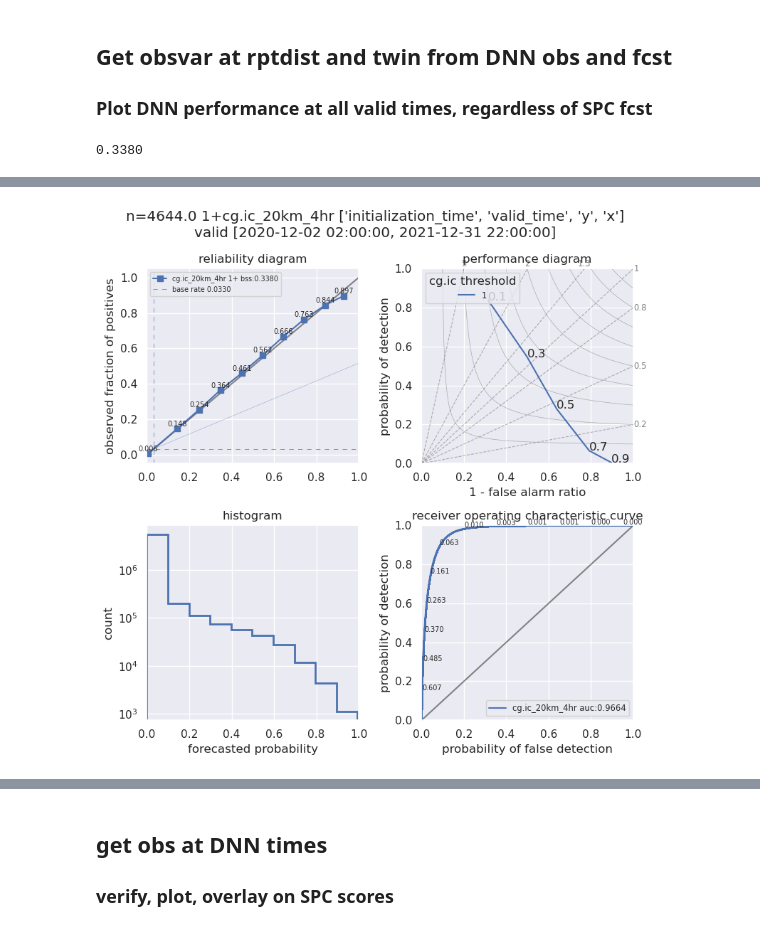
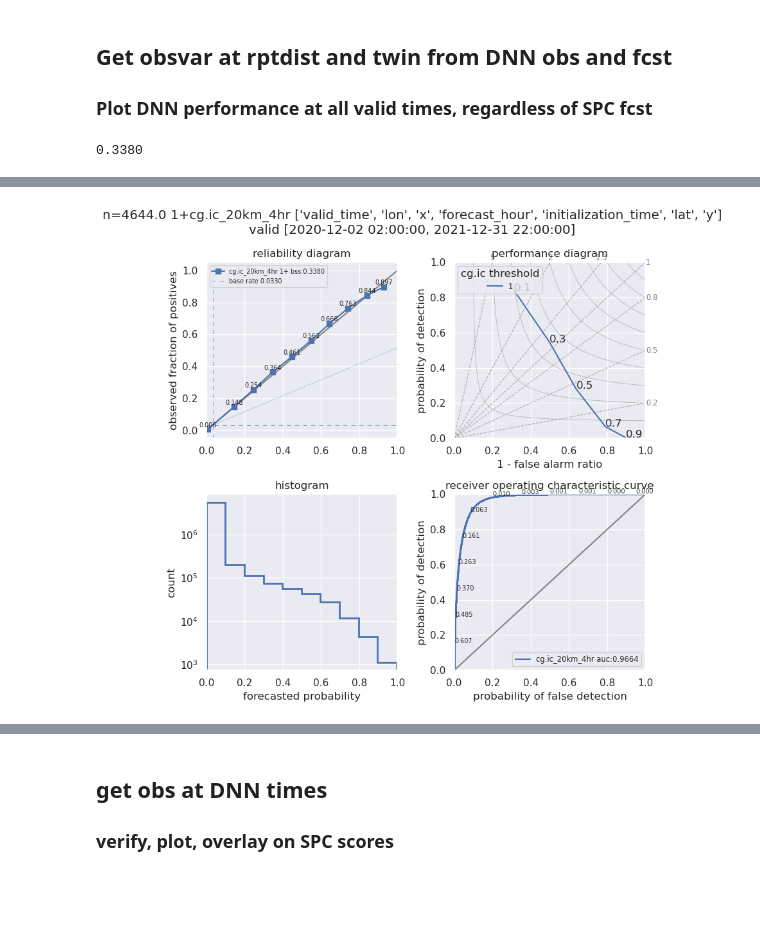
Before and after one commit to ahijevyc/machine-learning, a Jupyter notebook: notebooks/lightning_prob_loop.ipynb, the cells around one changed output, grey strips where cells are left out. Drawn from its saved outputs; the diff is of its cells as text; code cells hidden in the pictures; blank space fills up the shorter version.

Commit message:
use get_flash_pred(), not load_df()
abs path to model

```diff
--- a/notebooks/lightning_prob_loop.ipynb
+++ b/notebooks/lightning_prob_loop.ipynb
@@ -90,7 +81,7 @@ args = parser.parse_args(
     f"--teststart {teststart} --testend {testend} "
     f"--flash {o_thresh} "
     f"--twin {twin} "
-    f"--savedmodel nn/lightning/{o_thresh:02d}+.{twin}hr "
+    f"--savedmodel /glade/work/ahijevyc/NSC_objects/nn/lightning/{o_thresh:02d}+.{twin}hr "
     "--labels "
     # f"sighail_{rptdist}km_{rpttwin}hr sigwind_{rptdist}km_{rpttwin}hr "
     # f"hailone_{rptdist}km_{rpttwin}hr wind_{rptdist}km_{rpttwin}hr torn_{rptdist}km_{rpttwin}hr any_{rptdist}km_{rpttwin}hr "
@@ -99,7 +90,5 @@ args = parser.parse_args(
     " --epochs 10 --learning 0.001 --kfold 1".split()
 )
 
-savedmodel = get_savedmodel_path(args)
-logging.warning(f"savemodel={savedmodel}")
 args
 # %% [output]
@@ -108,31 +96,2 @@ Namespace(batchnorm=False, batchsize=1024, clobber=False, debug=False, dropout=0
 # %% [markdown]
 ### Load big DNN DataFrame
-# %%
-df = load_df(args)
-
-f = f"{obsvar}_{rptdist}km_{twin}hr"
-
-logging.warning(f"valid times: {df.valid_time.min()}-{df.valid_time.max()}")
-
-logging.warning(f"Use valid times [{teststart},{testend}) for testing")
-before_filtering = len(df)
-idx = (teststart <= df.valid_time) & (df.valid_time < testend)
-df = df[idx]
-logging.warning(
-    f"kept {len(df)}/{before_filtering} "
-    f"{len(df)/before_filtering:.0%} cases in testing time window"
-)
-
-# Store "valid_time", "y", and "x" in MultiIndex so we can group by them later.
-# Otherwise they will be lost when you subset columns by feature_list.
-# Used here and when calculating ensemble mean.
-levels = ["initialization_time", "valid_time", "y", "x"]
-logging.warning(f"set_index {levels}")
-df = df.set_index(levels)
-# Append forecast hour to index and retain as column.
-logging.warning(f"set_index forecast_hour")
-df = df.set_index("forecast_hour", append=True, drop=False)
-
-feature_list = get_features(args)
-
-assert not df.isna().any().any()
@@ -261,10 +213,7 @@ assert "enh00_20211231_312000_202112310559-shp.zip" in spc_fcst.index.get_level_
 # %% [markdown]
 ### Verify SPC enhanced tstm forecast
 # %%
-# Alternative event thresholds for observations (evenly spaced logrithmically)
-thresh = np.round(np.logspace(0, 3, 16), decimals=0).astype(int)
 thresh = pd.Series([o_thresh], name=f"{obsvar} threshold")
-
 pthresh = pd.Series([10, 40, 70], name=f"fcst prob\nthresh") / 100.0
 # %%
 def valid_hour_str(prodids):
@@ -446,8 +418,11 @@ else:
 # Used to group overlapping valid_times from different init_times
 # like fhr=1 from today's 00 UTC init and fhr=25 from previous day.
 # But not now. We want to filter by forecast_hour.
-ensmean = y_preds.groupby(level=levels).mean()
-obs = df[args.labels].groupby(level=levels).mean()
+levels = list(set(Y.index.names) - {"fold", "fit"})
+Y = Y.groupby(level=levels).mean()
+ensmean = Y.xs("y_pred", axis="columns", level=0)
+obs = Y.xs("y_label", axis="columns", level=0)
+
 assert "fit" not in ensmean.index.names, (
     "fit should not be a MultiIndex level of ensmean, "
     "the average probability over nfits."
@@ -472,7 +447,7 @@ _ = stat_plots(
     suptitle=f"n={len(ensmean)/1308} {o_thresh}+{f} {levels}\nvalid {valid_range_str}",
 )
 ofile = f"dnn.{o_thresh:02d}+{obsvar}.all.{'.'.join(levels)}.png"
-ofile = os.path.realpath(ofile)
+ofile = tmpdir / os.path.realpath(ofile)
 plt.savefig(ofile)
 logging.warning(f"made {ofile}")
 # %% [output]
@@ -481,4 +456,4 @@ logging.warning(f"made {ofile}")
-[figure, old version]
+[figure, new version]
 # %%
 def pprod(record, fcst=fcst):
     """
```
Also changed, not shown: parts of 16 cells of this notebook.
